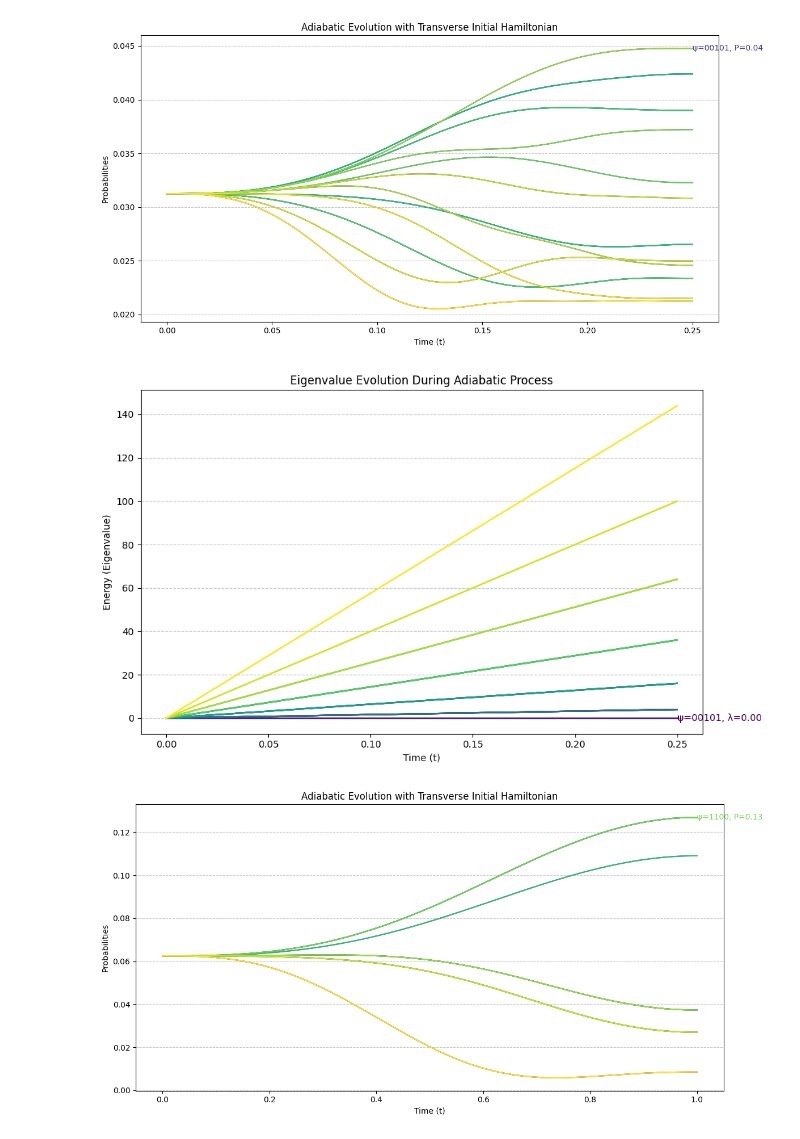
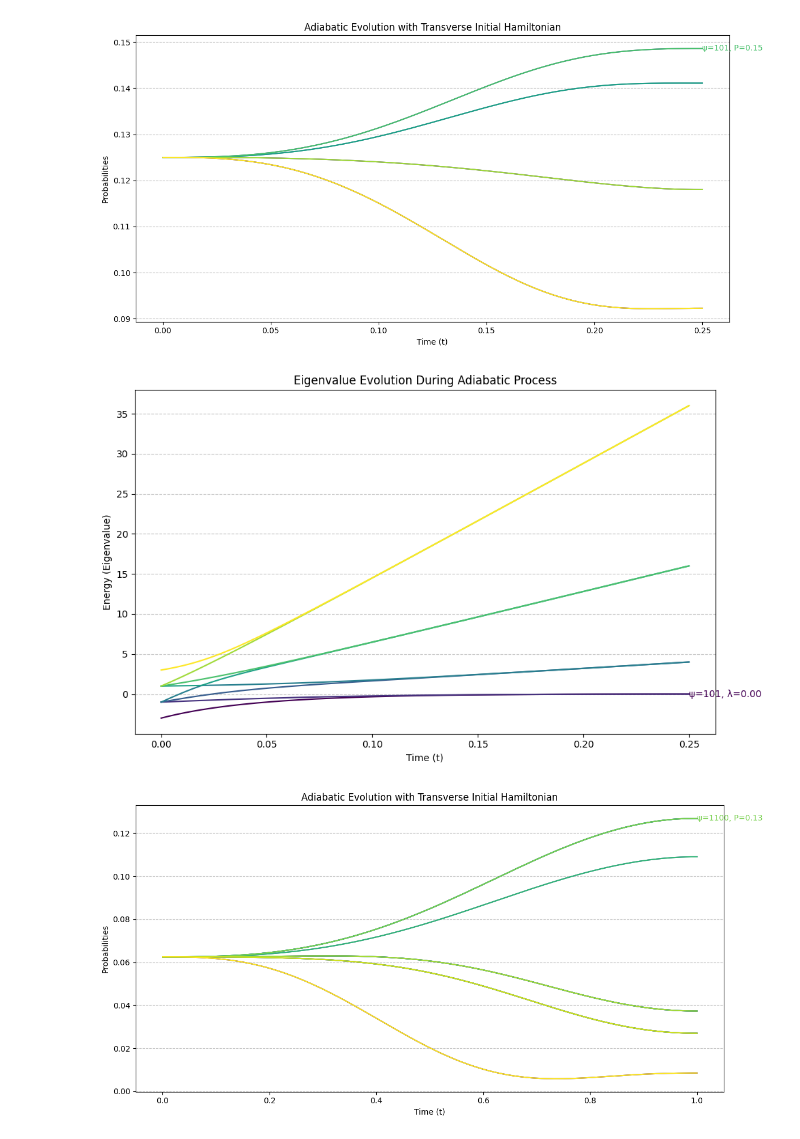
Before and after one commit to datafatmunger/jbg-notebooks, a Jupyter notebook: P802/20241224_Hamiltonian_Simulator.ipynb, the cells around one changed output. Drawn from its saved outputs; the diff is of its cells as text; code cells hidden in the pictures.

```diff
--- a/P802/20241224_Hamiltonian_Simulator.ipynb
+++ b/P802/20241224_Hamiltonian_Simulator.ipynb
@@ -176,28 +173,28 @@ def plot_eigenvalue_evolution(simulator, num_steps=200, T=1, title="Eigenvalue E
 # %%
 class NumberPartitioning:
     def __init__(self, numbers):
         self.numbers = numbers
 
     def hamiltonian(self):
         """Define the Ising Hamiltonian for the problem."""
         # H = A * (sum(n_i * s_i))^2
         return lambda spins: (np.sum(np.array(self.numbers) * np.array(spins))) ** 2
 
-numbers = [3, 1, 4, 2, 2]
+numbers = [1,3,2]
 np_problem = NumberPartitioning(numbers)
 sim = Simulator(len(numbers), np_problem.hamiltonian())
 
 # Compute eigenvalues and suggest optimal t
 optimal_t = sim.suggest_t()
 
 # Example usage
 plot_adiabatic_evolution(sim, num_steps=200, T=optimal_t)
 # %% [output]
-[figure, old version]
+[figure, new version]
 # %%
 plot_eigenvalue_evolution(sim, num_steps=200, T=optimal_t)
 # %% [output]
-[figure, old version]
+[figure, new version]
 # %%
 class GraphPartitioning:
     def __init__(self, edges):
```
Also changed, not shown: parts of 1 cell of this notebook, 41 other files.
